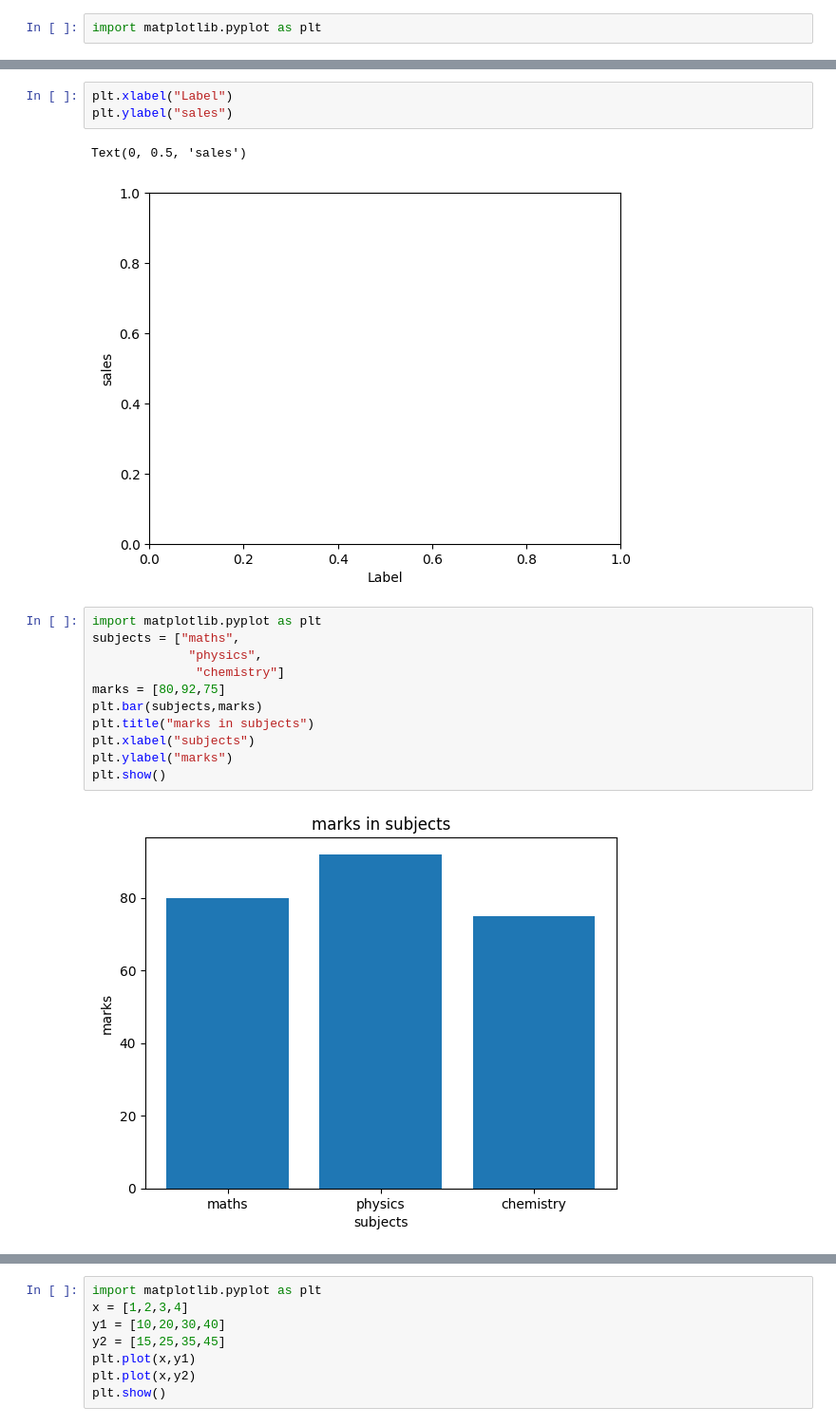
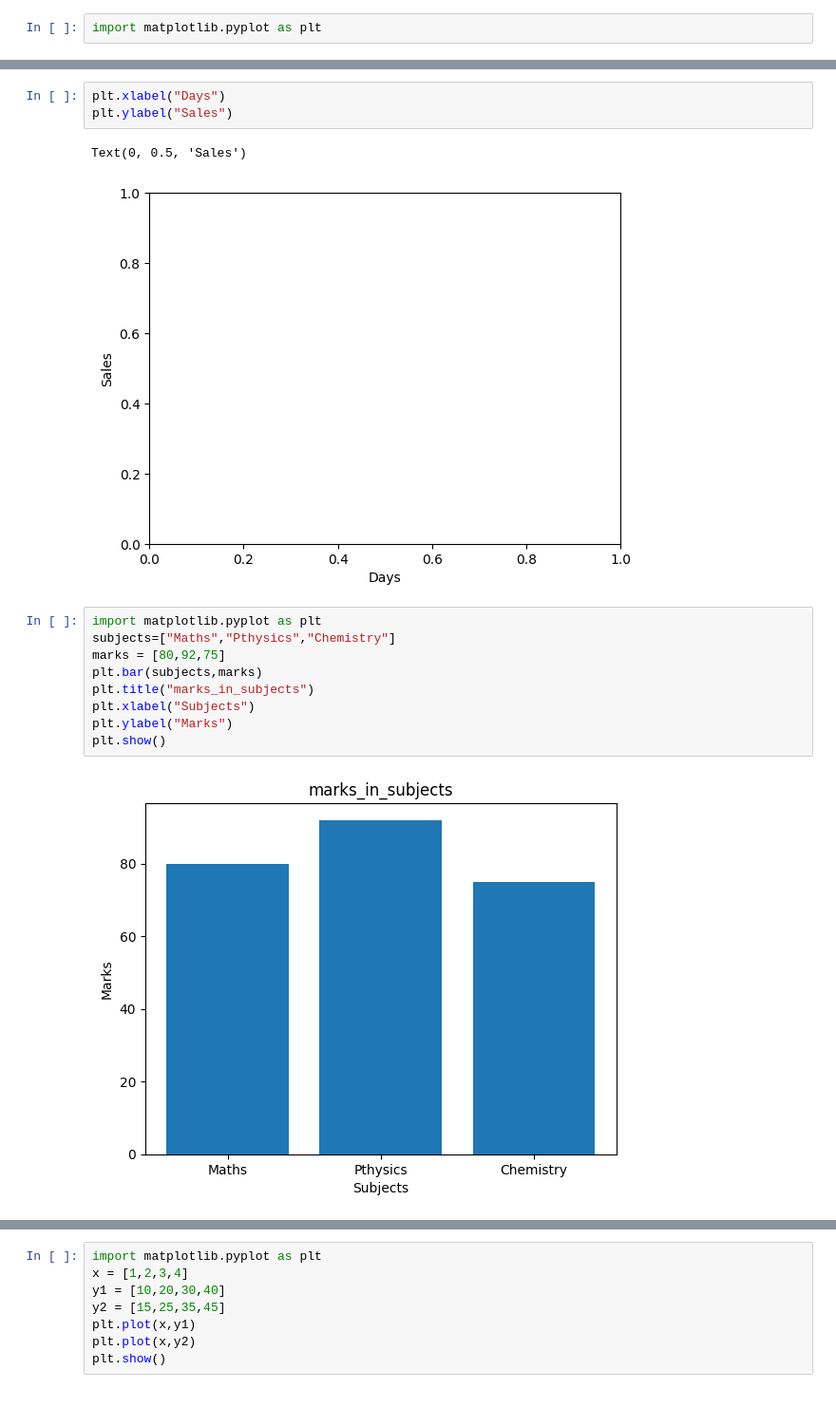
Before and after one commit to vyshnkb/DigitalQueueSystem, a Jupyter notebook: Untitled0.ipynb, the cells around one changed output, grey strips where cells are left out. Shown at 95% size. Cells and saved outputs as stored; diff of their text form.

```diff
--- a/Untitled0.ipynb
+++ b/Untitled0.ipynb
@@ -147,22 +105,20 @@ Text(0.5, 1.0, 'Title')
 # %%
-plt.xlabel("Label")
-plt.ylabel("sales")
+plt.xlabel("Days")
+plt.ylabel("Sales")
 # %% [output]
-Text(0, 0.5, 'sales')
+Text(0, 0.5, 'Sales')
 [figure]
 # %%
 import matplotlib.pyplot as plt
-subjects = ["maths",
-             "physics",
-              "chemistry"]
+subjects=["Maths","Pthysics","Chemistry"]
 marks = [80,92,75]
 plt.bar(subjects,marks)
-plt.title("marks in subjects")
-plt.xlabel("subjects")
-plt.ylabel("marks")
+plt.title("marks_in_subjects")
+plt.xlabel("Subjects")
+plt.ylabel("Marks")
 plt.show()
 # %% [output]
-[figure, old version]
+[figure, new version]
 # %%
 import matplotlib.pyplot as plt
 marks = [40,30,20,10]
```
Also changed, not shown: parts of 24 cells of this notebook.
